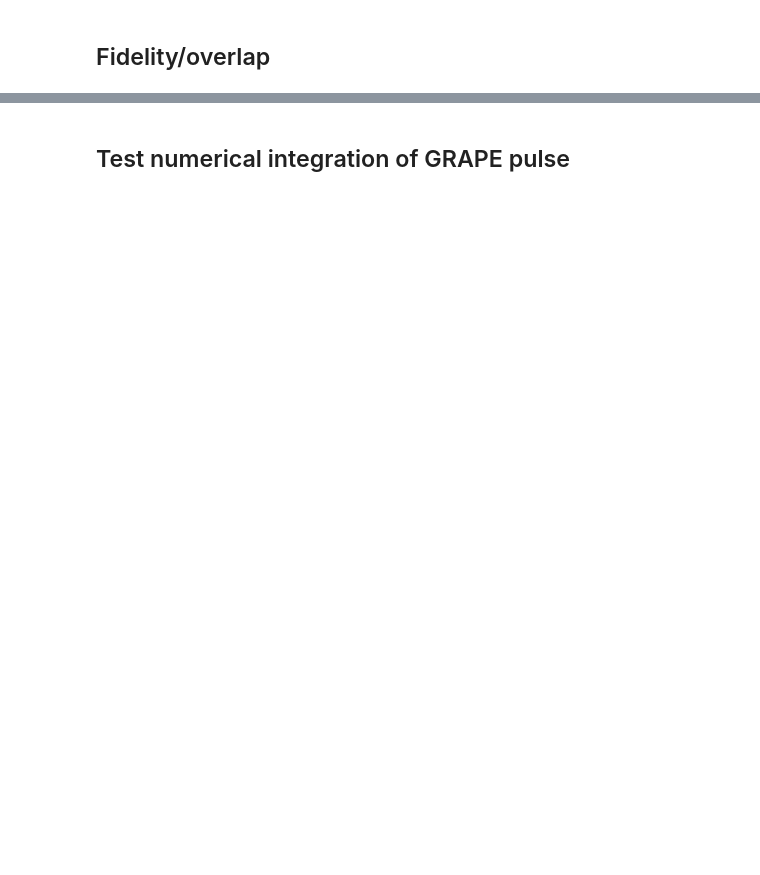
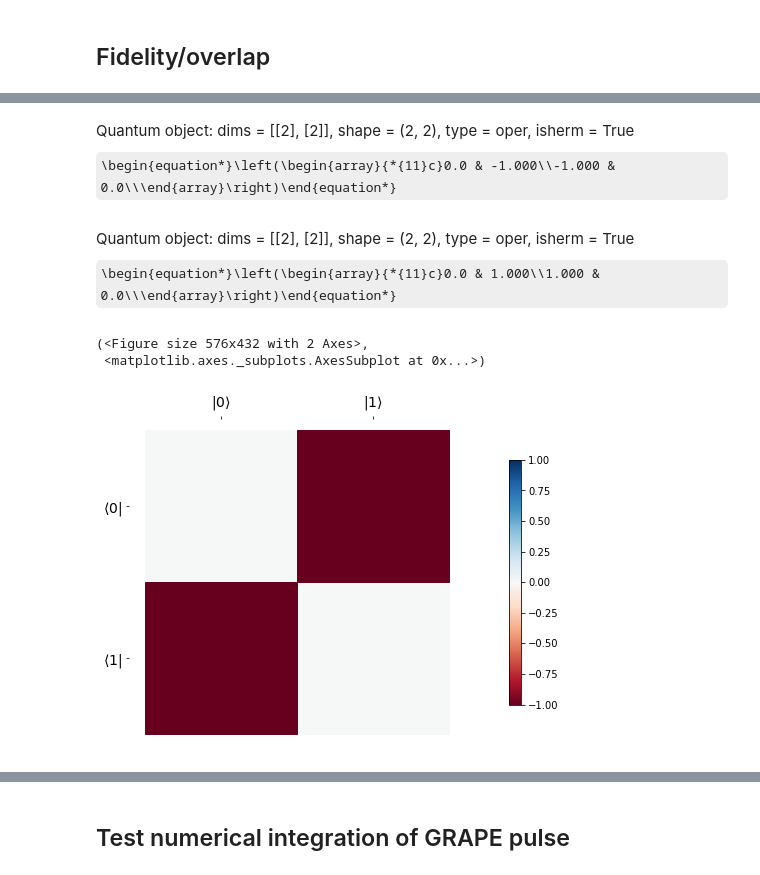
Before and after one commit to TejasAvinashShetty/openq_grape, a Jupyter notebook: GRAPE_pristine/control-grape-X.ipynb, the cells around one changed output, grey strips where cells are left out. Saved outputs shown, nothing was run; the diff lists cells and outputs as text; code cells hidden in the pictures; some formulas as TeX source; blank space fills up the shorter version.

```diff
--- a/GRAPE_pristine/control-grape-X.ipynb
+++ b/GRAPE_pristine/control-grape-X.ipynb
@@ -135,0 +119,14 @@ Quantum object: dims = [[2, 2], [2, 2]], shape = (4, 4), type = oper, isherm = F
+# %%
+result.U_f/1j
+# %% [output]
+Quantum object: dims = [[2], [2]], shape = (2, 2), type = oper, isherm = True\begin{equation*}\left(\begin{array}{*{11}c}0.0 & -1.000\\-1.000 & 0.0\\\end{array}\right)\end{equation*}
+# %%
+result.U_f/-1j
+# %% [output]
+Quantum object: dims = [[2], [2]], shape = (2, 2), type = oper, isherm = True\begin{equation*}\left(\begin{array}{*{11}c}0.0 & 1.000\\1.000 & 0.0\\\end{array}\right)\end{equation*}
+# %%
+hinton(result.U_f/1j)
+# %% [output]
+(<Figure size 576x432 with 2 Axes>,
+ <matplotlib.axes._subplots.AxesSubplot at 0x...>)
+[figure, added]
```
Also changed, not shown: parts of 33 cells of this notebook, 5 other files.
